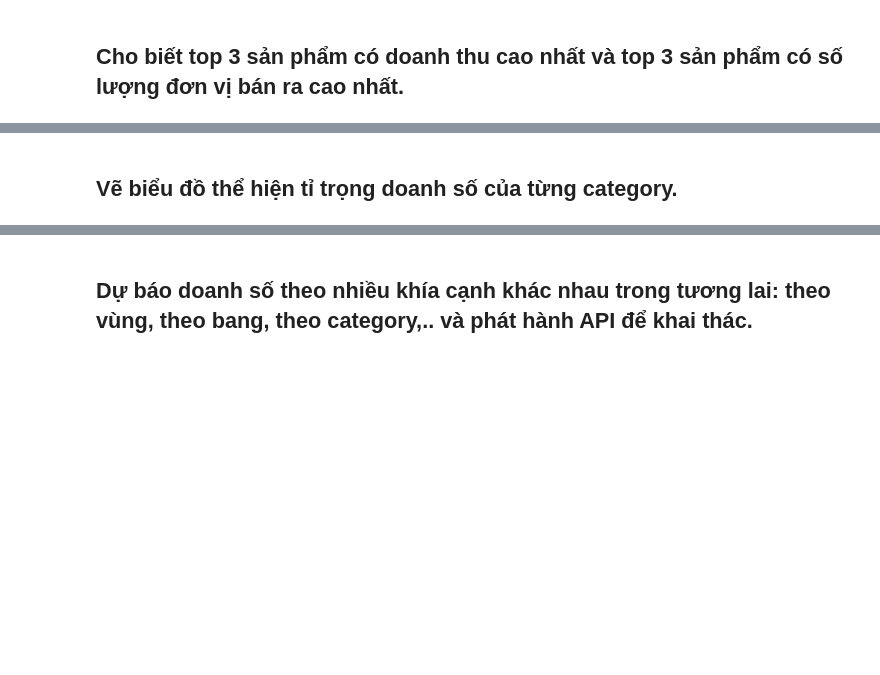
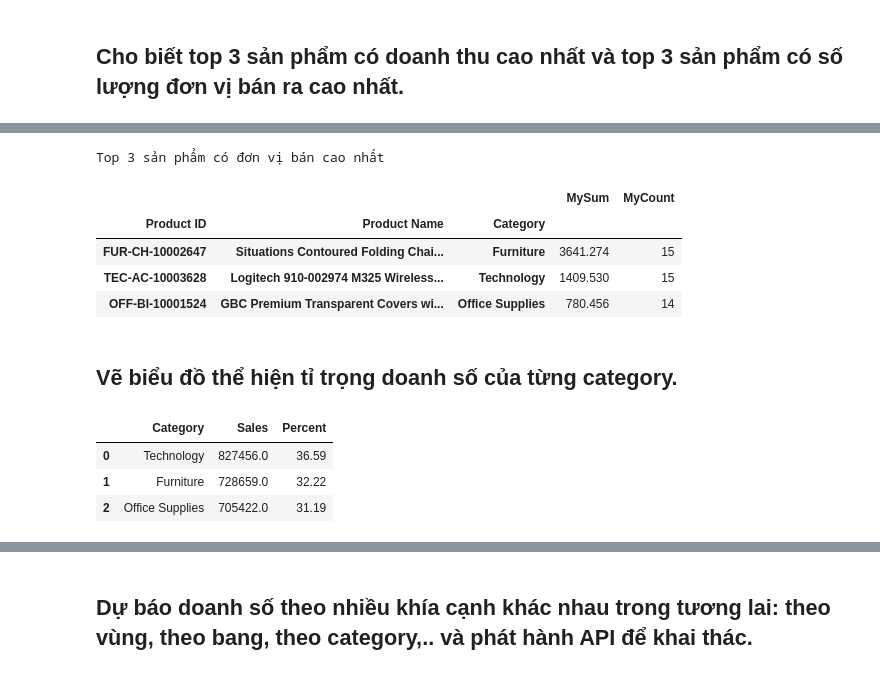
Before and after one commit to nguyenvudev20/mse22.python4engineer, a Jupyter notebook: Bai_Assignment.ipynb, the cells around one changed output, grey strips where cells are left out. Saved outputs shown, nothing was run; the diff lists cells and outputs as text; code cells hidden in the pictures; blank space fills up the shorter version.

```diff
--- a/Bai_Assignment.ipynb
+++ b/Bai_Assignment.ipynb
@@ -313,2 +401,24 @@ Top 3 thành phố có danh thu thấp nhất          City  Sales
+# %%
+# Top 3 sản phẩm có đơn vị bán cao nhất
+print('Top 3 sản phẩm có đơn vị bán cao nhất \r\n')
+dfsp.sort_values(by='MyCount',ascending=False).head(3)
+# %% [output]
+Top 3 sản phẩm có đơn vị bán cao nhất
+|  |  |  | MySum | MyCount |
+| Product ID | Product Name | Category |  |  |
+| FUR-CH-10002647 | Situations Contoured Folding Chai... | Furniture | 3641.274 | 15 |
+| TEC-AC-10003628 | Logitech 910-002974 M325 Wireless... | Technology | 1409.530 | 15 |
+| OFF-BI-10001524 | GBC Premium Transparent Covers wi... | Office Supplies | 780.456 | 14 |
 # %% [markdown]
 ## Vẽ biểu đồ thể hiện tỉ trọng doanh số của từng category.
+# %%
+## chuẫn bị dữ liệu
+dfcate=pd.DataFrame(dataf.groupby(['Category']).sum()['Sales'].sort_values(ascending=False))
+dfcate=dfcate.round().reset_index()
+dfcate['Percent']=((dfcate['Sales']/dfcate['Sales'].sum()) *100).round(2)
+dfcate
+# %% [output]
+|  | Category | Sales | Percent |
+| 0 | Technology | 827456.0 | 36.59 |
+| 1 | Furniture | 728659.0 | 32.22 |
+| 2 | Office Supplies | 705422.0 | 31.19 |
```
Also changed, not shown: parts of 9 cells of this notebook.
